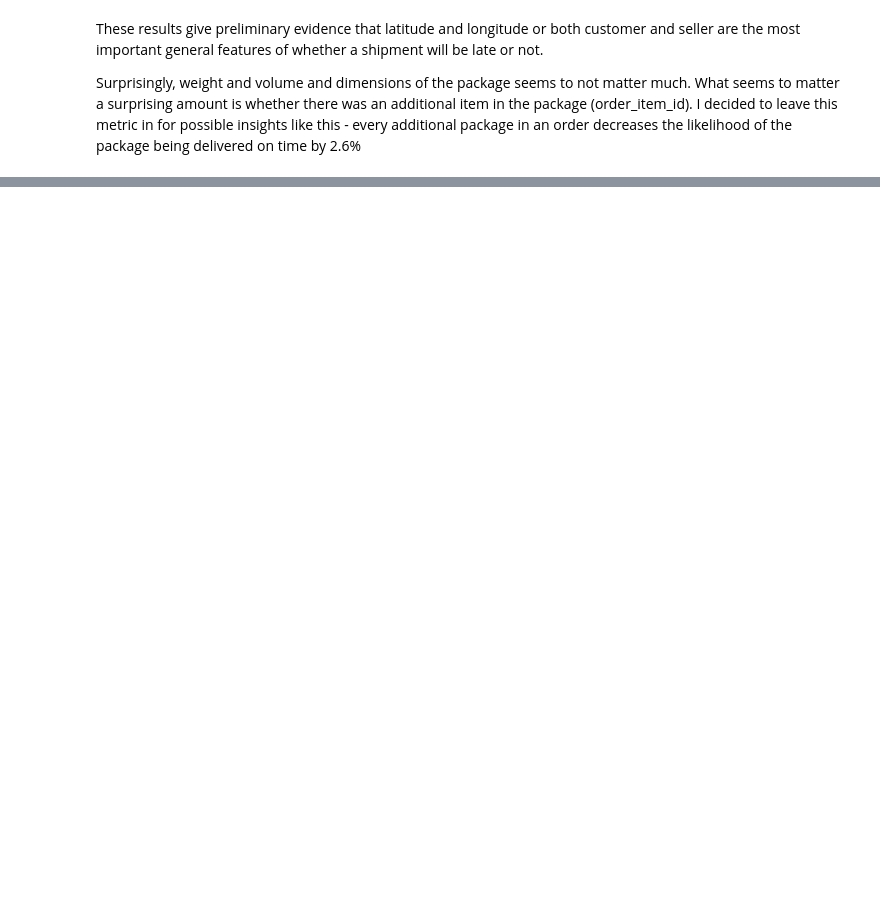
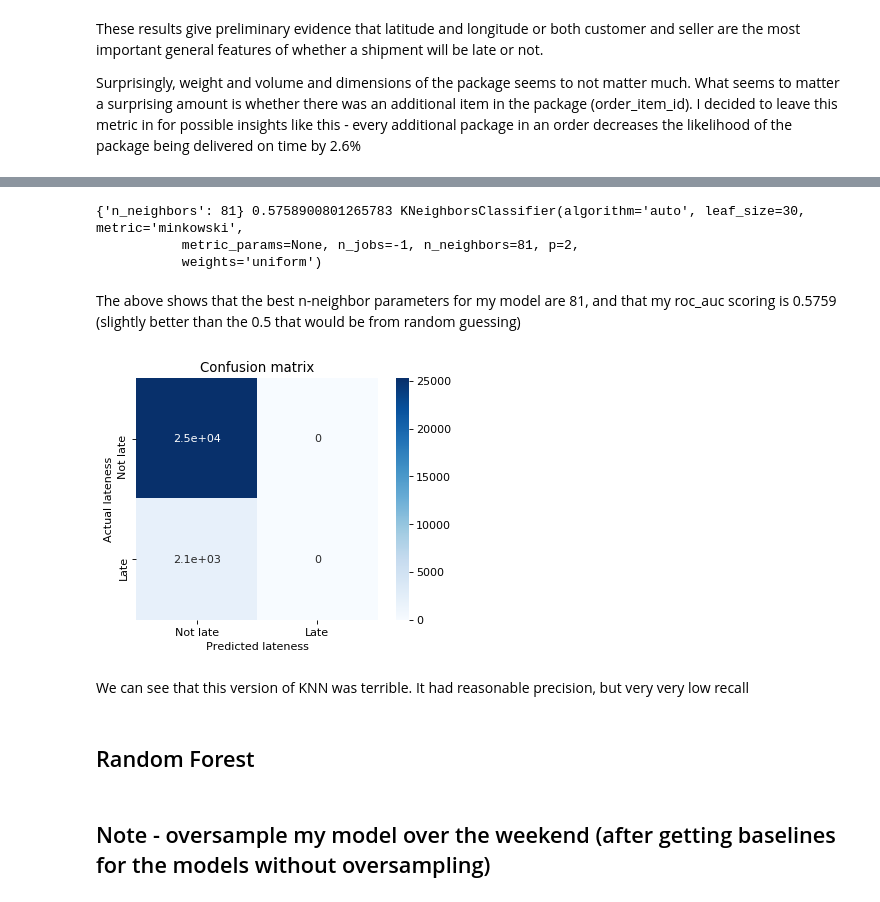
Before and after one commit to Alexandre987/Late_Shipment_Prediction_Olist, a Jupyter notebook: Project_03_Classification.ipynb, the cells around one changed output, grey strips where cells are left out. Cells and saved outputs as stored; diff of their text form; code cells hidden in the pictures; blank space fills up the shorter version.

Commit message:
GridSearch KNN, starting RF

```diff
--- a/Project_03_Classification.ipynb
+++ b/Project_03_Classification.ipynb
@@ -762,0 +841,3 @@ memory usage: 8.2 MB
+# %%
+knn = KNeighborsClassifier(n_neighbors=10, n_jobs = -1)
+knn.fit(x_train_scaled, y_train)
@@ -762,0 +862,7 @@ memory usage: 8.2 MB
+# %%
+knn = KNeighborsClassifier(n_jobs = -1)
+
+param_grid = {'n_neighbors': [i ** 2 for i in range(7,11)]} # Gridsearching through squared values to find ideal KNN
+knn_best = GridSearchCV(knn, param_grid, cv = 3, scoring = 'roc_auc')
+
+knn_best.fit(x_train_scaled, y_train)
@@ -762,0 +878,19 @@ memory usage: 8.2 MB
+# %%
+print(knn_best.best_params_, knn_best.best_score_, knn_best.best_estimator_)
+# %% [output]
+{'n_neighbors': 81} 0.5758900801265783 KNeighborsClassifier(algorithm='auto', leaf_size=30, metric='minkowski',
+           metric_params=None, n_jobs=-1, n_neighbors=81, p=2,
+           weights='uniform')
+# %% [markdown]
+The above shows that the best n-neighbor parameters for my model are 81, and that my roc_auc scoring is 0.5759 (slightly better than the 0.5 that would be from random guessing)
+# %%
+# Run the prediction and confusion matrix function that I defined
+knn_pred = knn_best.best_estimator_.predict(x_test_scaled) # Take the best KNN that was found above
+
+confusion_matrix_graphic(knn_pred)
+# %% [output]
+[figure, added]
+# %% [markdown]
+We can see that this version of KNN was terrible. It had reasonable precision, but very very low recall
+# %% [markdown]
+## Random Forest
@@ -762,0 +901,2 @@ memory usage: 8.2 MB
+# %% [markdown]
+## Note - oversample my model over the weekend (after getting baselines for the models without oversampling)
```
Also changed, not shown: parts of 37 cells of this notebook, 1 other file.
